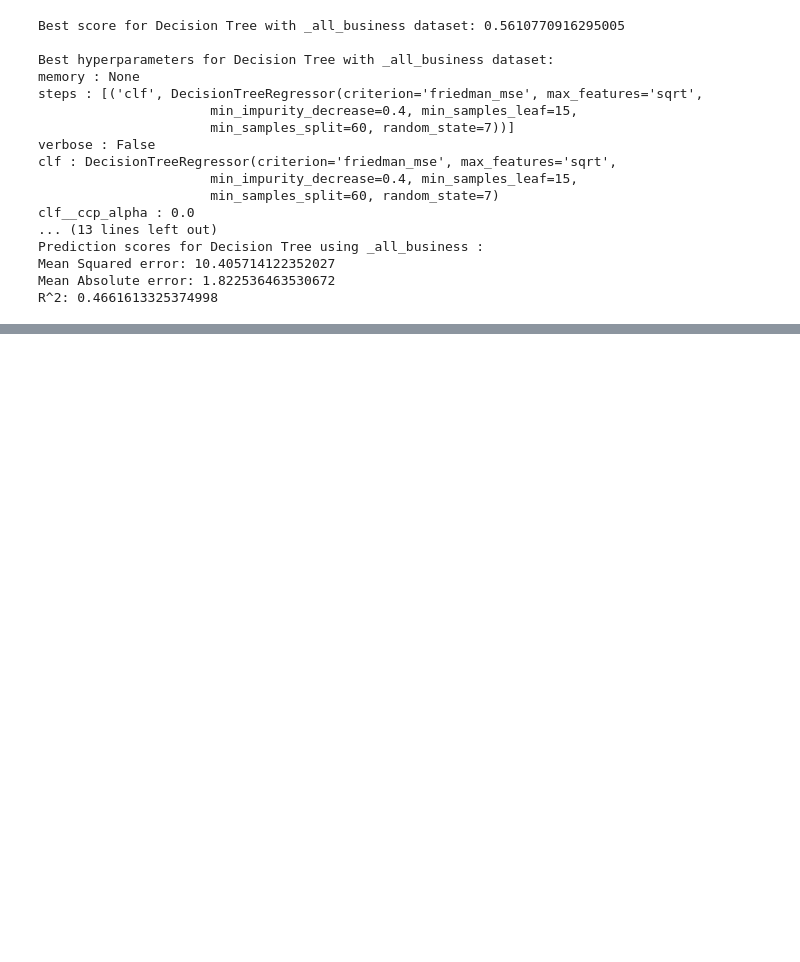
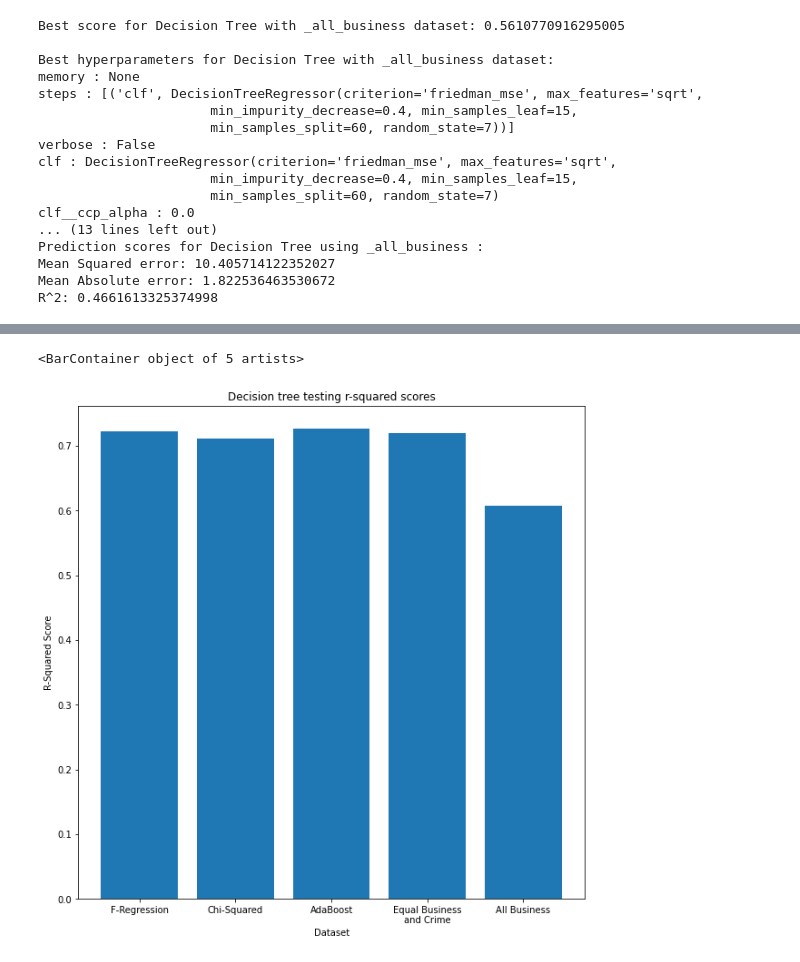
Before and after one commit to CBProgramming/CrimePrediction, a Jupyter notebook: 14 - Decision Tree Regressor.ipynb, the cells around one changed output, grey strips where cells are left out. Cells and saved outputs as stored; diff of their text form; code cells hidden in the pictures; blank space fills up the shorter version.

```diff
--- a/14 - Decision Tree Regressor.ipynb
+++ b/14 - Decision Tree Regressor.ipynb
@@ -600,0 +1358,10 @@ bus_model, bus_train_score, bus_mse, bus_mae, bus_r2 = get_best_model(sel_method
+# %%
+plt.figure(figsize = (10,10))
+plt.xticks(y_select,datasets)
+plt.title("Decision tree testing r-squared scores")
+plt.xlabel("Dataset")
+plt.ylabel("R-Squared Score")
+plt.bar(y_select, r2_scores)
+# %% [output]
+<BarContainer object of 5 artists>
+[figure, added]
```
Also changed, not shown: parts of 48 cells of this notebook, 6 other files.
